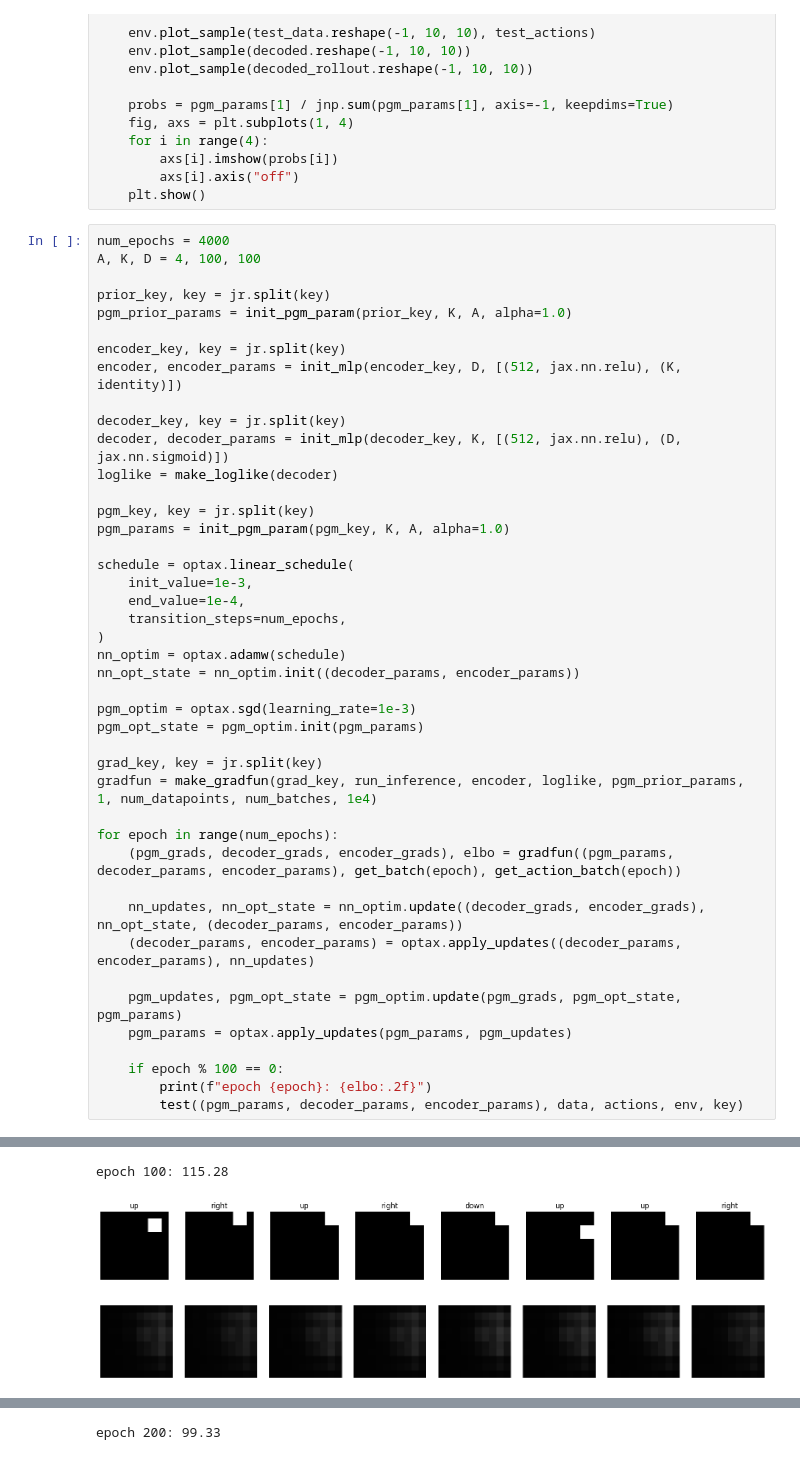
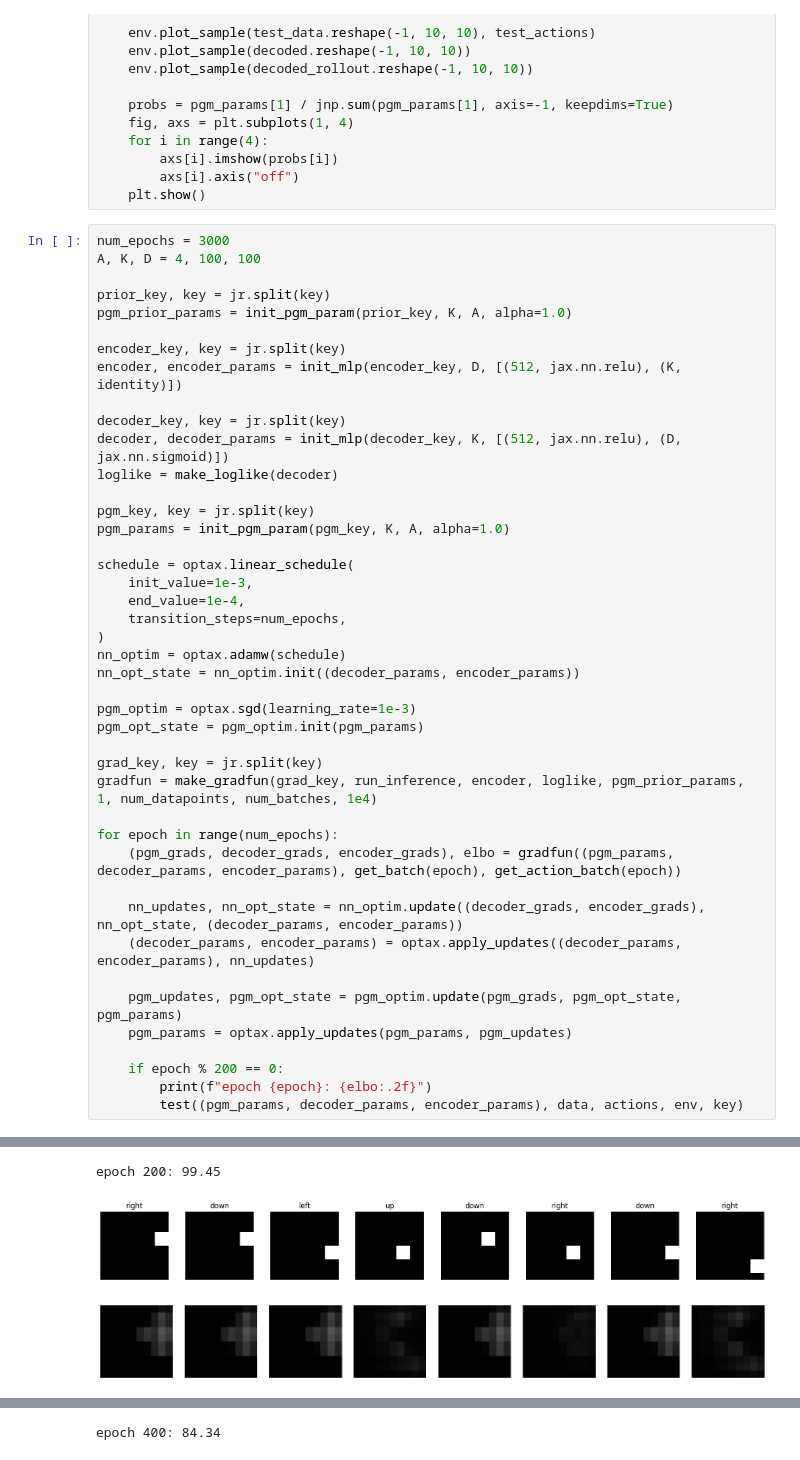
Before and after one commit to alec-tschantz/svae-jax, a Jupyter notebook: examples/hmm/hmm.ipynb, the cells around one changed output, grey strips where cells are left out. Saved outputs shown, nothing was run; the diff lists cells and outputs as text.

```diff
--- a/examples/hmm/hmm.ipynb
+++ b/examples/hmm/hmm.ipynb
@@ -65,7 +65,7 @@ def test(params, data, actions, env, key):
         axs[i].axis("off")
     plt.show()
 # %%
-num_epochs = 4000
+num_epochs = 3000
 A, K, D = 4, 100, 100
 
 prior_key, key = jr.split(key)
@@ -104,7 +104,7 @@ for epoch in range(num_epochs):
     pgm_updates, pgm_opt_state = pgm_optim.update(pgm_grads, pgm_opt_state, pgm_params)
     pgm_params = optax.apply_updates(pgm_params, pgm_updates)
 
-    if epoch % 100 == 0:
+    if epoch % 200 == 0:
         print(f"epoch {epoch}: {elbo:.2f}")
         test((pgm_params, decoder_params, encoder_params), data, actions, env, key)
 # %% [output]
@@ -113,6 +113,6 @@ epoch 0: 554.56
 [figure]
 [figure]
 [figure]
-epoch 100: 115.28
+epoch 200: 99.45
-[figure, old version]
+[figure, new version]
-[figure, old version]
+[figure, new version]
@@ -120,2 +120,2 @@ epoch 100: 115.28
 [figure]
-epoch 200: 99.33
+epoch 400: 84.34
```
Also changed, not shown: parts of 2 cells of this notebook, 7 other files.
